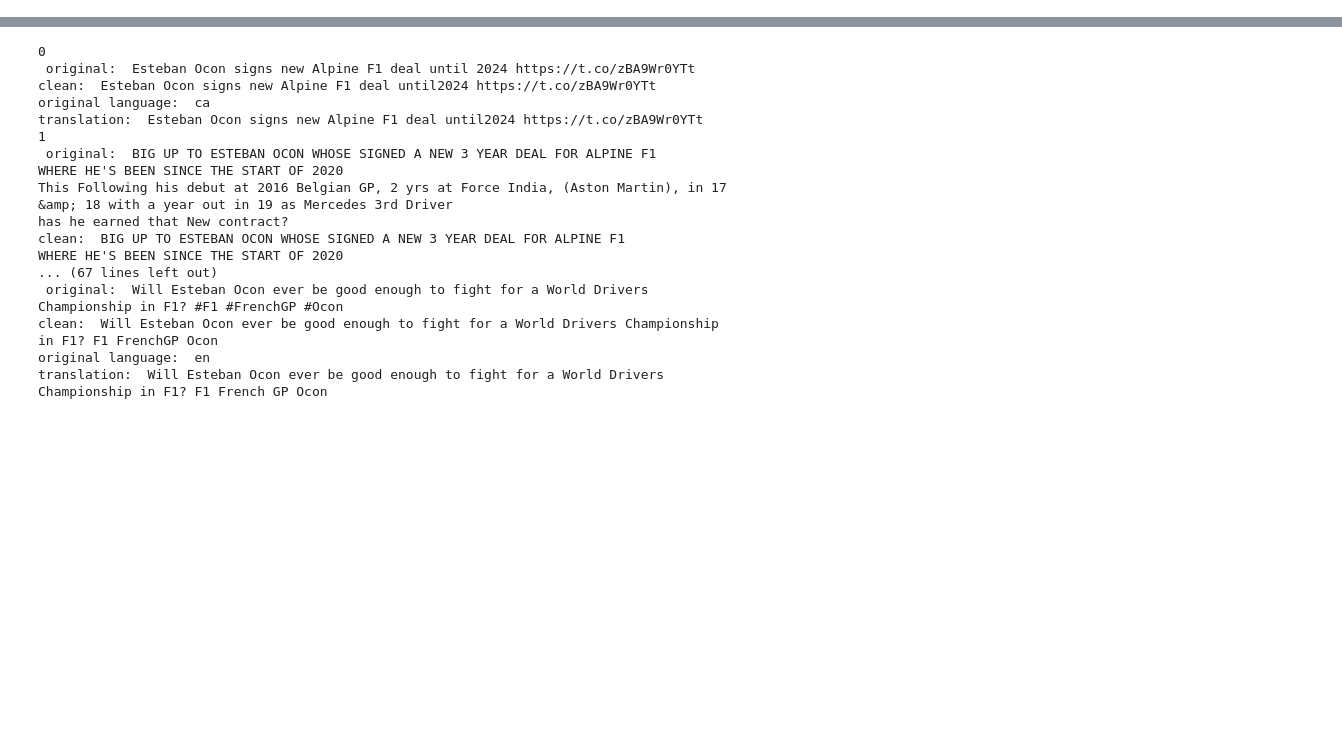
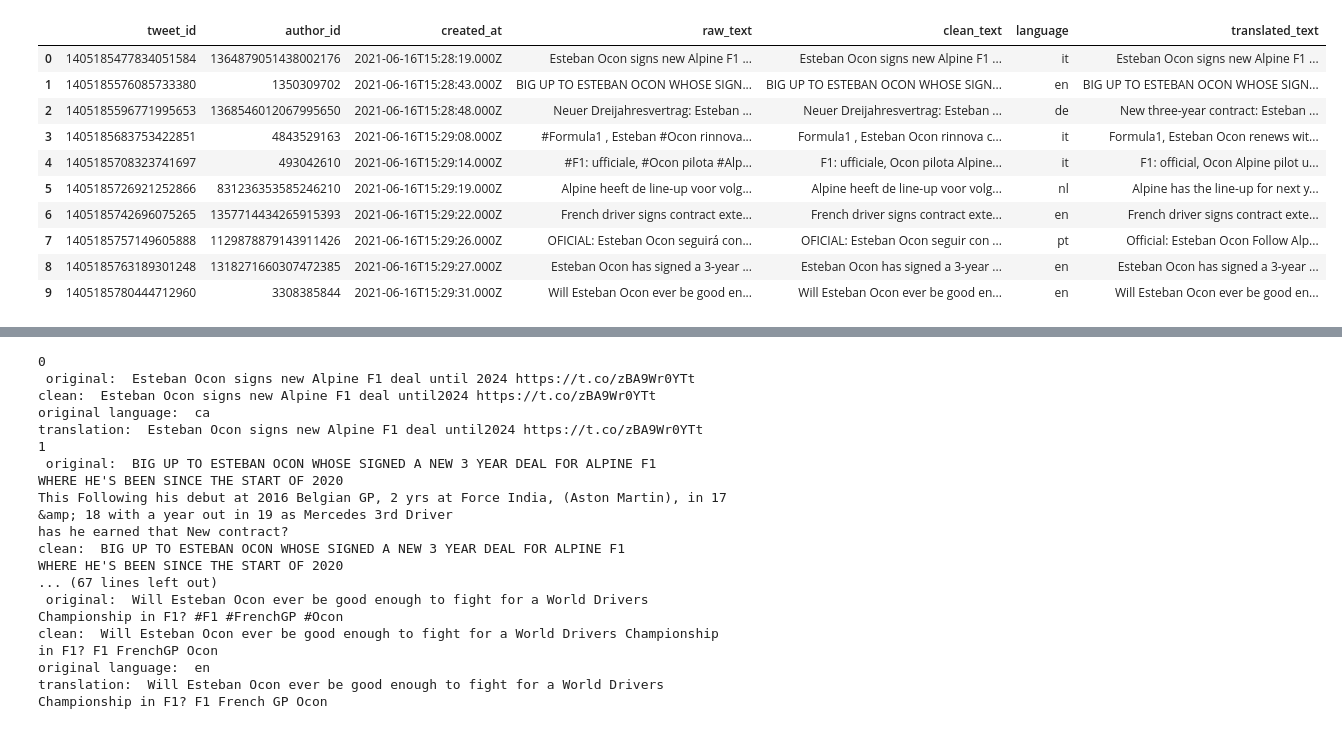
Before and after one commit to ilyakhruschev/f1, a Jupyter notebook: src/python/ipynb/etl.ipynb, the cells around one changed output, grey strips where cells are left out. Saved outputs shown, nothing was run; the diff lists cells and outputs as text; code cells hidden in the pictures; blank space fills up the shorter version.

```diff
--- a/src/python/ipynb/etl.ipynb
+++ b/src/python/ipynb/etl.ipynb
@@ -26,3 +33,3 @@ col = db[client_col]
 # %%
-df = pd.DataFrame(list(col.find({})))
-df = df.drop(['matching_rules'],1)
+df_in = pd.DataFrame(list(col.find({})))
+df_in = df_in.drop(['matching_rules'],1)
@@ -41,2 +35,0 @@ df['data'][0]
-# %%
-df['author_id'] = df.apply(lambda df: parse_json(df, 'data', 'author_id')
@@ -45,10 +35,0 @@ array([], dtype=float64)
-# %%
-df['author_id'] = df['data']['author_id']
-df['created_at'] = df['data']['created_at']
-df['geo'] = df['data'][0]['geo']
-df['id'] = df['data'][0]['id']
-df['retweet_count'] = df['data'][0]['public_metrics']['retweet_count']
-df['reply_count'] = df['data'][0]['public_metrics']['reply_count']
-df['like_count'] = df['data'][0]['public_metrics']['like_count']
-df['quote_count'] = df['data'][0]['public_metrics']['quote_count']
-df['text'] = df['data'][0]['text']
@@ -58,0 +98,12 @@ df
+# %%
+%%time
+data_df = getData(df_in)
+data_df['clean_text'] = data_df.apply(lambda data_df: getCleanText(data_df), 1)
+data_df['language'] = data_df.apply(lambda data_df: getLanguage(data_df), 1)
+data_df_translate = data_df[data_df['language'] != 'en'][['tweet_id','clean_text']]
+data_df_translate['translated_text'] = data_df_translate.apply(lambda data_df_translate: getTranslation(data_df_translate), 1)
+data_df = data_df \
+            .merge(data_df_translate, on='tweet_id', how='left') \
+            .rename(index=str, columns={'clean_text_x': 'clean_text'}) \
+            .drop('clean_text_y', 1)
+data_df['translated_text'] = data_df['translated_text'].fillna(data_df['clean_text'])
@@ -58,0 +123,14 @@ df
+# %%
+data_df
+# %% [output]
+|  | tweet_id | author_id | created_at | raw_text | clean_text | language | translated_text |
+| 0 | 1405185477834051584 | 1364879051438002176 | 2021-06-16T15:28:19.000Z | Esteban Ocon signs new Alpine F1 ... | Esteban Ocon signs new Alpine F1 ... | it | Esteban Ocon signs new Alpine F1 ... |
+| 1 | 1405185576085733380 | 1350309702 | 2021-06-16T15:28:43.000Z | BIG UP TO ESTEBAN OCON WHOSE SIGN... | BIG UP TO ESTEBAN OCON WHOSE SIGN... | en | BIG UP TO ESTEBAN OCON WHOSE SIGN... |
+| 2 | 1405185596771995653 | 1368546012067995650 | 2021-06-16T15:28:48.000Z | Neuer Dreijahresvertrag: Esteban ... | Neuer Dreijahresvertrag: Esteban ... | de | New three-year contract: Esteban ... |
+| 3 | 1405185683753422851 | 4843529163 | 2021-06-16T15:29:08.000Z | #Formula1 , Esteban #Ocon rinnova... | Formula1 , Esteban Ocon rinnova c... | it | Formula1, Esteban Ocon renews wit... |
+| 4 | 1405185708323741697 | 493042610 | 2021-06-16T15:29:14.000Z | #F1: ufficiale, #Ocon pilota #Alp... | F1: ufficiale, Ocon pilota Alpine... | it | F1: official, Ocon Alpine pilot u... |
+| 5 | 1405185726921252866 | 831236353585246210 | 2021-06-16T15:29:19.000Z | Alpine heeft de line-up voor volg... | Alpine heeft de line-up voor volg... | nl | Alpine has the line-up for next y... |
+| 6 | 1405185742696075265 | 1357714434265915393 | 2021-06-16T15:29:22.000Z | French driver signs contract exte... | French driver signs contract exte... | en | French driver signs contract exte... |
+| 7 | 1405185757149605888 | 1129878879143911426 | 2021-06-16T15:29:26.000Z | OFICIAL: Esteban Ocon seguirá con... | OFICIAL: Esteban Ocon seguir con ... | pt | Official: Esteban Ocon Follow Alp... |
+| 8 | 1405185763189301248 | 1318271660307472385 | 2021-06-16T15:29:27.000Z | Esteban Ocon has signed a 3-year ... | Esteban Ocon has signed a 3-year ... | en | Esteban Ocon has signed a 3-year ... |
+| 9 | 1405185780444712960 | 3308385844 | 2021-06-16T15:29:31.000Z | Will Esteban Ocon ever be good en... | Will Esteban Ocon ever be good en... | en | Will Esteban Ocon ever be good en... |
```
Also changed, not shown: parts of 14 cells of this notebook, 1 other file.
